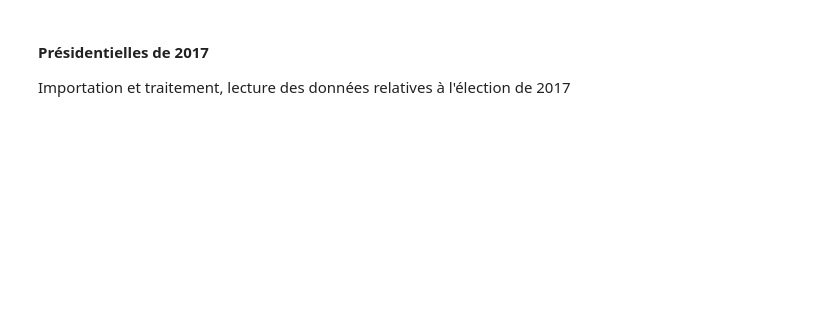
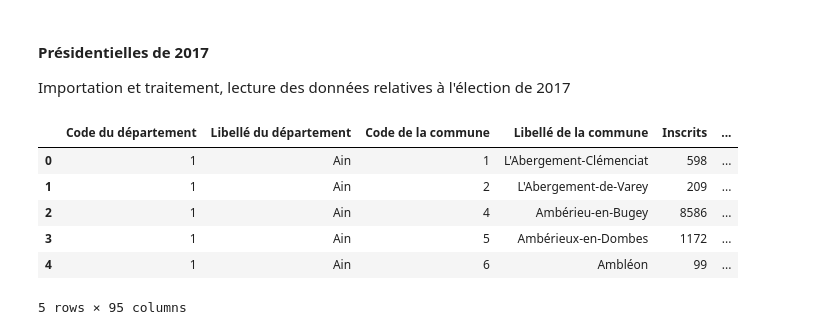
Before and after one commit to romainratajczyk/ENSAE-S1-Python-Project, a Jupyter notebook: Data formatting.ipynb, the cells around one changed output. Cells and saved outputs as stored; diff of their text form; code cells hidden in the pictures; blank space fills up the shorter version.

```diff
--- a/Data formatting.ipynb
+++ b/Data formatting.ipynb
@@ -656,3 +667,14 @@ plt.show()
 # %% [markdown]
 #### Présidentielles de 2017
 Importation et traitement, lecture des données relatives à l'élection de 2017
+# %%
+resultats_2017 = pd.read_excel('/home/onyxia/work/Python-project/Data/data_pour_nos_codes/bin/Presidentielle_2017_Resultats_Communes_Tour_1_c.xls', header=3, dtype=str)
+resultats_2017.head(5)
+# %% [output]
+|  | Code du département | Libellé du département | Code de la commune | Libellé de la commune | Inscrits | ... |
+| 0 | 1 | Ain | 1 | L'Abergement-Clémenciat | 598 | ... |
+| 1 | 1 | Ain | 2 | L'Abergement-de-Varey | 209 | ... |
+| 2 | 1 | Ain | 4 | Ambérieu-en-Bugey | 8586 | ... |
+| 3 | 1 | Ain | 5 | Ambérieux-en-Dombes | 1172 | ... |
+| 4 | 1 | Ain | 6 | Ambléon | 99 | ... |
+5 rows × 95 columns
```
Also changed, not shown: parts of 15 cells of this notebook.
